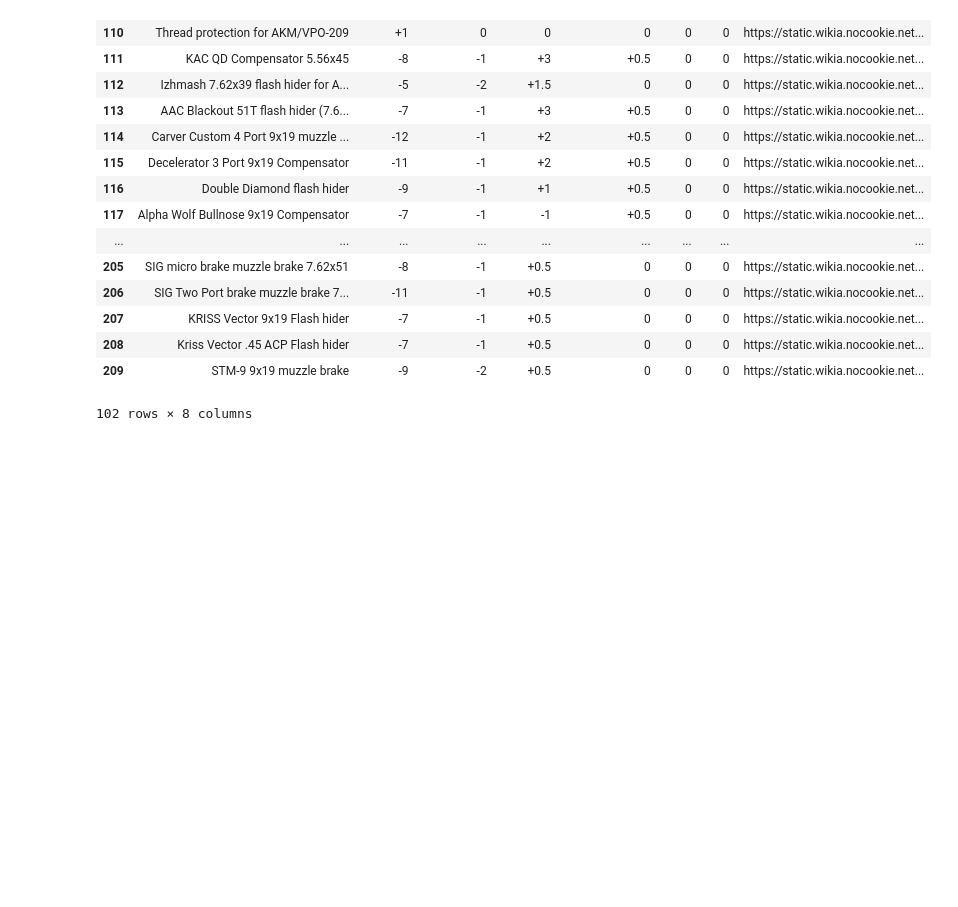
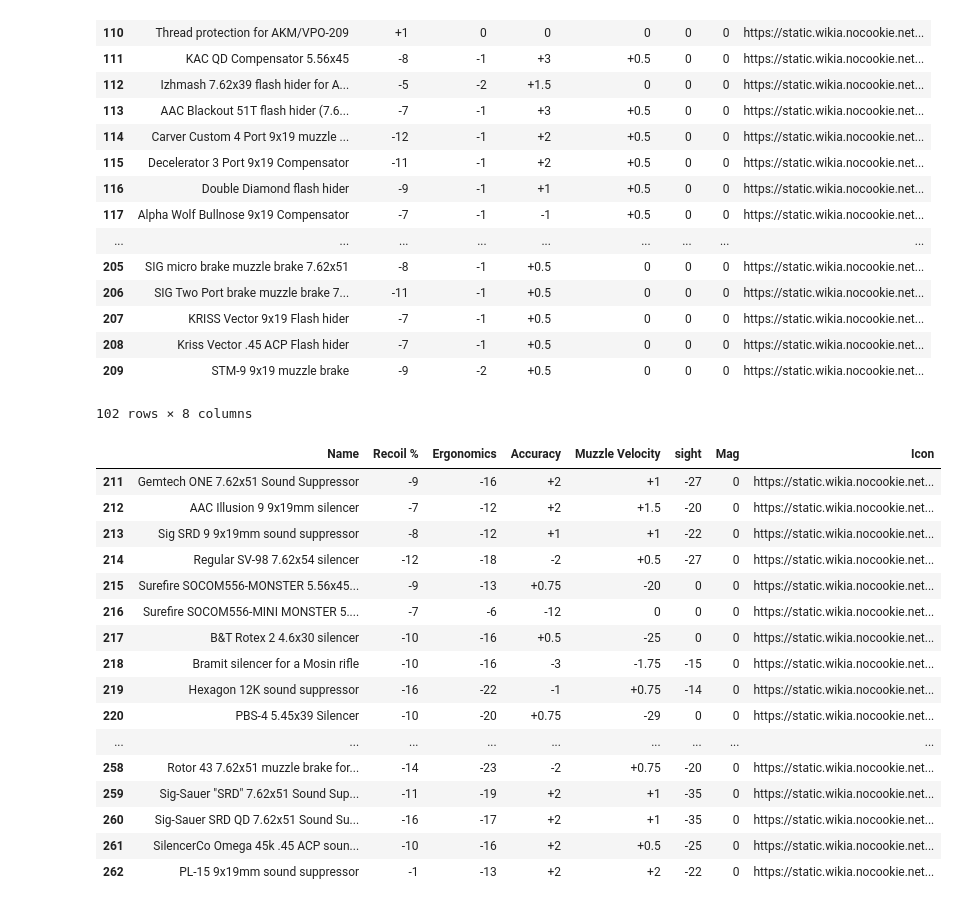
Before and after one commit to difonz/Tarkov-Gun-Mod, a Jupyter notebook: Data/GunDatasheet.ipynb, the cells around one changed output. Saved outputs shown, nothing was run; the diff lists cells and outputs as text; code cells hidden in the pictures; blank space fills up the shorter version.

```diff
--- a/Data/GunDatasheet.ipynb
+++ b/Data/GunDatasheet.ipynb
@@ -500,3 +500,23 @@ FlashHiders
 | 208 | Kriss Vector .45 ACP Flash hider | -7 | -1 | +0.5 | 0 | 0 | 0 | https://static.wikia.nocookie.net... |
 | 209 | STM-9 9x19 muzzle brake | -9 | -2 | +0.5 | 0 | 0 | 0 | https://static.wikia.nocookie.net... |
 102 rows × 8 columns
+# %%
+Supressors
+# %% [output]
+|  | Name | Recoil % | Ergonomics | Accuracy | Muzzle Velocity | sight | Mag | Icon |
+| 211 | Gemtech ONE 7.62x51 Sound Suppressor | -9 | -16 | +2 | +1 | -27 | 0 | https://static.wikia.nocookie.net... |
+| 212 | AAC Illusion 9 9x19mm silencer | -7 | -12 | +2 | +1.5 | -20 | 0 | https://static.wikia.nocookie.net... |
+| 213 | Sig SRD 9 9x19mm sound suppressor | -8 | -12 | +1 | +1 | -22 | 0 | https://static.wikia.nocookie.net... |
+| 214 | Regular SV-98 7.62x54 silencer | -12 | -18 | -2 | +0.5 | -27 | 0 | https://static.wikia.nocookie.net... |
+| 215 | Surefire SOCOM556-MONSTER 5.56x45... | -9 | -13 | +0.75 | -20 | 0 | 0 | https://static.wikia.nocookie.net... |
+| 216 | Surefire SOCOM556-MINI MONSTER 5.... | -7 | -6 | -12 | 0 | 0 | 0 | https://static.wikia.nocookie.net... |
+| 217 | B&T Rotex 2 4.6x30 silencer | -10 | -16 | +0.5 | -25 | 0 | 0 | https://static.wikia.nocookie.net... |
+| 218 | Bramit silencer for a Mosin rifle | -10 | -16 | -3 | -1.75 | -15 | 0 | https://static.wikia.nocookie.net... |
+| 219 | Hexagon 12K sound suppressor | -16 | -22 | -1 | +0.75 | -14 | 0 | https://static.wikia.nocookie.net... |
+| 220 | PBS-4 5.45x39 Silencer | -10 | -20 | +0.75 | -29 | 0 | 0 | https://static.wikia.nocookie.net... |
+| ... | ... | ... | ... | ... | ... | ... | ... | ... |
+| 258 | Rotor 43 7.62x51 muzzle brake for... | -14 | -23 | -2 | +0.75 | -20 | 0 | https://static.wikia.nocookie.net... |
+| 259 | Sig-Sauer "SRD" 7.62x51 Sound Sup... | -11 | -19 | +2 | +1 | -35 | 0 | https://static.wikia.nocookie.net... |
+| 260 | Sig-Sauer SRD QD 7.62x51 Sound Su... | -16 | -17 | +2 | +1 | -35 | 0 | https://static.wikia.nocookie.net... |
+| 261 | SilencerCo Omega 45k .45 ACP soun... | -10 | -16 | +2 | +0.5 | -25 | 0 | https://static.wikia.nocookie.net... |
+| 262 | PL-15 9x19mm sound suppressor | -1 | -13 | +2 | +2 | -22 | 0 | https://static.wikia.nocookie.net... |
```
Also changed, not shown: parts of 3 cells of this notebook.
